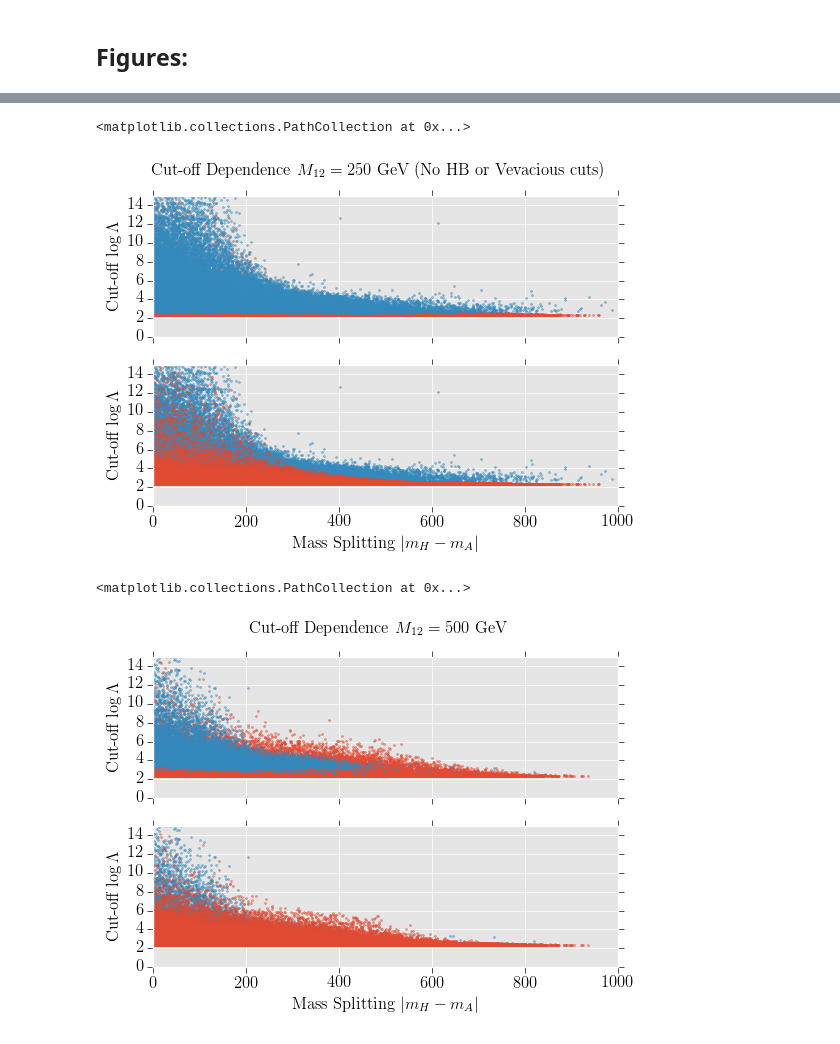
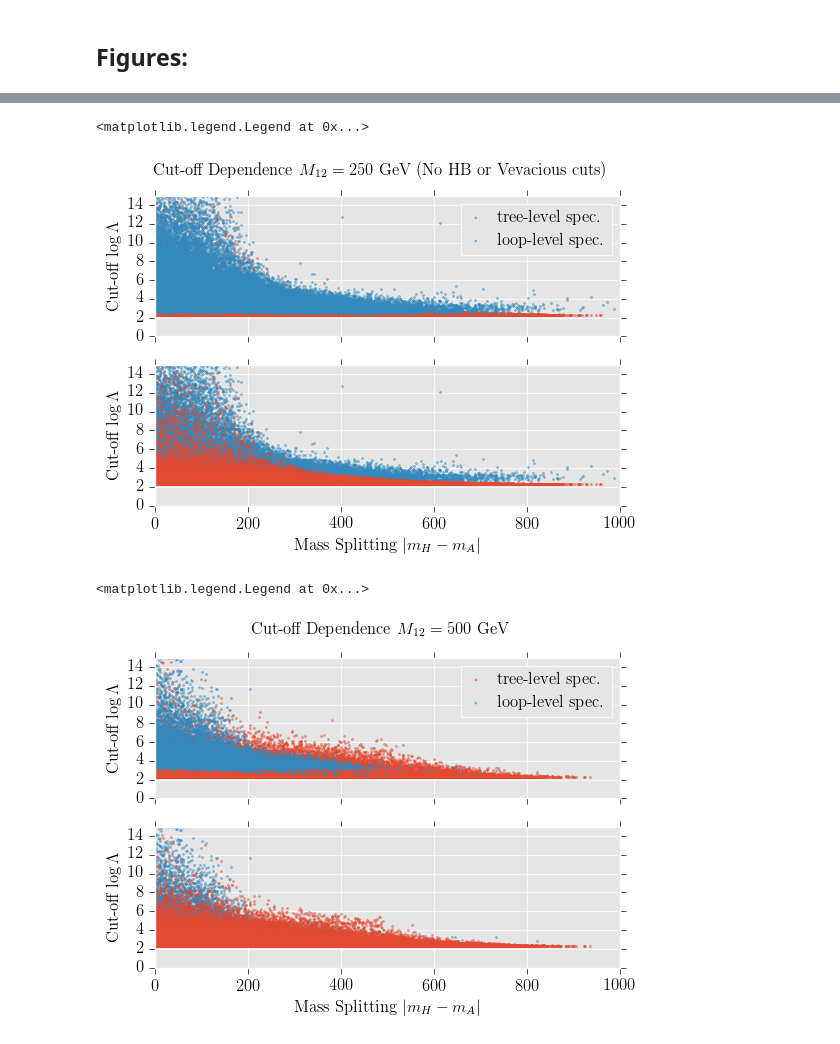
Before and after one commit to tobyopferkuch/THDM_UV, a Jupyter notebook: THDMII_AllPoints.ipynb, the cells around one changed output, grey strips where cells are left out. Cells and saved outputs as stored; diff of their text form; code cells hidden in the pictures.

```diff
--- a/THDMII_AllPoints.ipynb
+++ b/THDMII_AllPoints.ipynb
@@ -130,22 +151,24 @@ ax[1].scatter(np.abs(MA('MASS[35]',Data_250_tree_points_allowed)-MA('MASS[36]',D
 # %%
 fig, ax = plt.subplots(2,1, sharex=True)
 
 fig.suptitle(r'Cut-off Dependence $M_{12}=250$ GeV (No HB or Vevacious cuts)')
 ax[1].set_xlabel(r'Mass Splitting $|m_{H}-m_{A}|$')
 
 for ax_ob in ax :
     ax_ob.set_ylabel(r'Cut-off $\log\Lambda$')
     ax_ob.set_xlim(0.,1000.)
     ax_ob.set_ylim(0.,15.)
 
-ax[0].scatter(np.abs(MA('MASS[35]',Data_250_tree_points)-MA('MASS[36]',Data_250_tree_points)),MA('CUTOFF[2]',Data_250_tree_points),color=default_colours[1], s=2., alpha=0.5)
-ax[0].scatter(np.abs(MA('MASS[35]',Data_250_loop_points)-MA('MASS[36]',Data_250_loop_points)),MA('CUTOFF[2]',Data_250_loop_points),color=default_colours[2], s=2., alpha=0.5)
+ax[0].scatter(np.abs(MA('MASS[35]',Data_250_tree_points)-MA('MASS[36]',Data_250_tree_points)),MA('CUTOFF[2]',Data_250_tree_points),color=default_colours[1], s=2., alpha=0.5, label=r'tree-level spec.')
+ax[0].scatter(np.abs(MA('MASS[35]',Data_250_loop_points)-MA('MASS[36]',Data_250_loop_points)),MA('CUTOFF[2]',Data_250_loop_points),color=default_colours[2], s=2., alpha=0.5, label=r'loop-level spec.')
 
 ax[1].scatter(np.abs(MA('MASS[35]',Data_250_loop_points)-MA('MASS[36]',Data_250_loop_points)),MA('CUTOFF[2]',Data_250_loop_points),color=default_colours[2], s=2., alpha=0.5)
 ax[1].scatter(np.abs(MA('MASS[35]',Data_250_tree_points)-MA('MASS[36]',Data_250_tree_points)),MA('CUTOFF[1]',Data_250_tree_points),color=default_colours[1], s=2., alpha=0.5)
+
+ax[0].legend(prop={'size':12}, handlelength=1.0, scatterpoints = 1)
 # %% [output]
-<matplotlib.collections.PathCollection at 0x...>
+<matplotlib.legend.Legend at 0x...>
-[figure, old version]
+[figure, new version]
 # %%
 fig, ax = plt.subplots(2,1, sharex=True)
 
@@ -157,14 +180,16 @@ for ax_ob in ax :
     ax_ob.set_xlim(0.,1000.)
     ax_ob.set_ylim(0.,15.)
 
-ax[0].scatter(np.abs(MA('MASS[35]',Data_500_tree_points_allowed)-MA('MASS[36]',Data_500_tree_points_allowed)),MA('CUTOFF[2]',Data_500_tree_points_allowed),color=default_colours[1], s=2., alpha=0.5)
-ax[0].scatter(np.abs(MA('MASS[35]',Data_500_loop_points_allowed)-MA('MASS[36]',Data_500_loop_points_allowed)),MA('CUTOFF[2]',Data_500_loop_points_allowed),color=default_colours[2], s=2., alpha=0.5)
+ax[0].scatter(np.abs(MA('MASS[35]',Data_500_tree_points_allowed)-MA('MASS[36]',Data_500_tree_points_allowed)),MA('CUTOFF[2]',Data_500_tree_points_allowed),color=default_colours[1], s=2., alpha=0.5, label=r'tree-level spec.')
+ax[0].scatter(np.abs(MA('MASS[35]',Data_500_loop_points_allowed)-MA('MASS[36]',Data_500_loop_points_allowed)),MA('CUTOFF[2]',Data_500_loop_points_allowed),color=default_colours[2], s=2., alpha=0.5, label=r'loop-level spec.')
 
 ax[1].scatter(np.abs(MA('MASS[35]',Data_500_loop_points_allowed)-MA('MASS[36]',Data_500_loop_points_allowed)),MA('CUTOFF[2]',Data_500_loop_points_allowed),color=default_colours[2], s=2., alpha=0.5)
 ax[1].scatter(np.abs(MA('MASS[35]',Data_500_tree_points_allowed)-MA('MASS[36]',Data_500_tree_points_allowed)),MA('CUTOFF[1]',Data_500_tree_points_allowed),color=default_colours[1], s=2., alpha=0.5)
+
+ax[0].legend(prop={'size':12}, handlelength=1.0, scatterpoints = 1)
 # %% [output]
-<matplotlib.collections.PathCollection at 0x...>
+<matplotlib.legend.Legend at 0x...>
-[figure, old version]
+[figure, new version]
 # %%
 fig, ax = plt.subplots(2,1, sharex=True)
 
```
Also changed, not shown: parts of 9 cells of this notebook.
